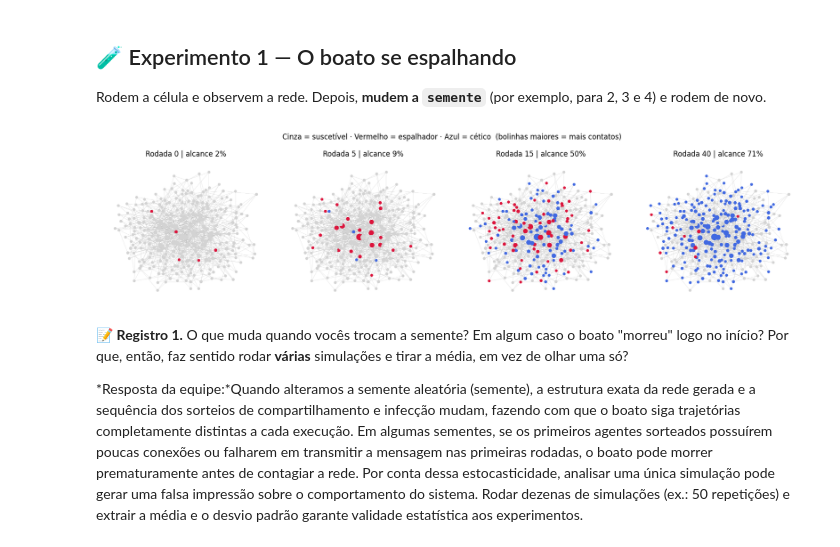
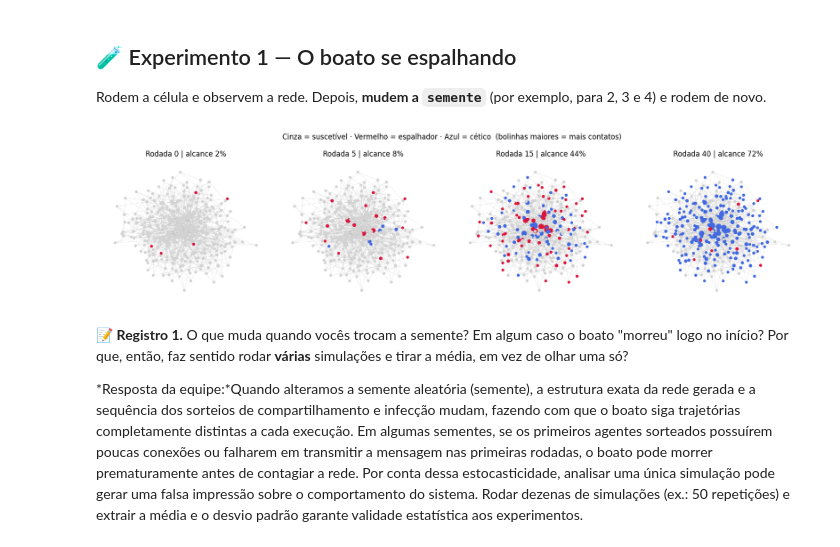
Before and after one commit to elitonbulcao-boop/lista-de-exercicios-parcial-N2, a Jupyter notebook: boatos_em_rede_ALUNO.ipynb, the cells around one changed output. Drawn from its saved outputs; the diff is of its cells as text; code cells hidden in the pictures.

```diff
--- a/boatos_em_rede_ALUNO.ipynb
+++ b/boatos_em_rede_ALUNO.ipynb
@@ -348,9 +350,9 @@ Ferramentas carregadas ✅
 ## 🧪 Experimento 1 — O boato se espalhando
 Rodem a célula e observem a rede. Depois, **mudem a `semente`** (por exemplo, para 2, 3 e 4) e rodem de novo.
 # %%
-mostrar_evolucao({"tipo_rede": "sem_escala"}, semente=4)
+mostrar_evolucao({"tipo_rede": "sem_escala"}, semente=20)
 # %% [output]
-[figure, old version]
+[figure, new version]
 # %% [markdown]
 📝 **Registro 1.** O que muda quando vocês trocam a semente? Em algum caso o boato "morreu" logo no início? Por que, então, faz sentido rodar **várias** simulações e tirar a média, em vez de olhar uma só?
 
```
Also changed, not shown: parts of 4 cells of this notebook.
